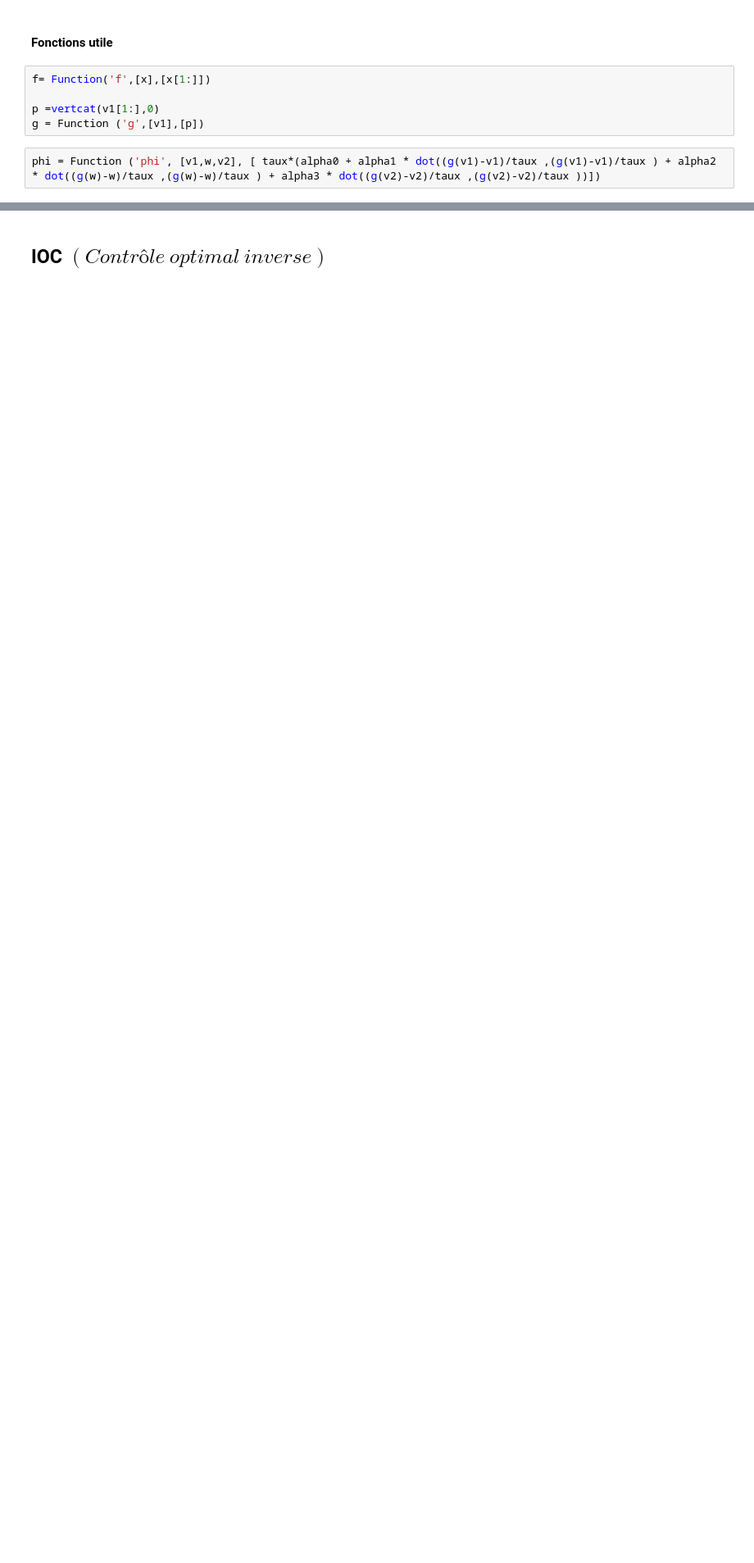
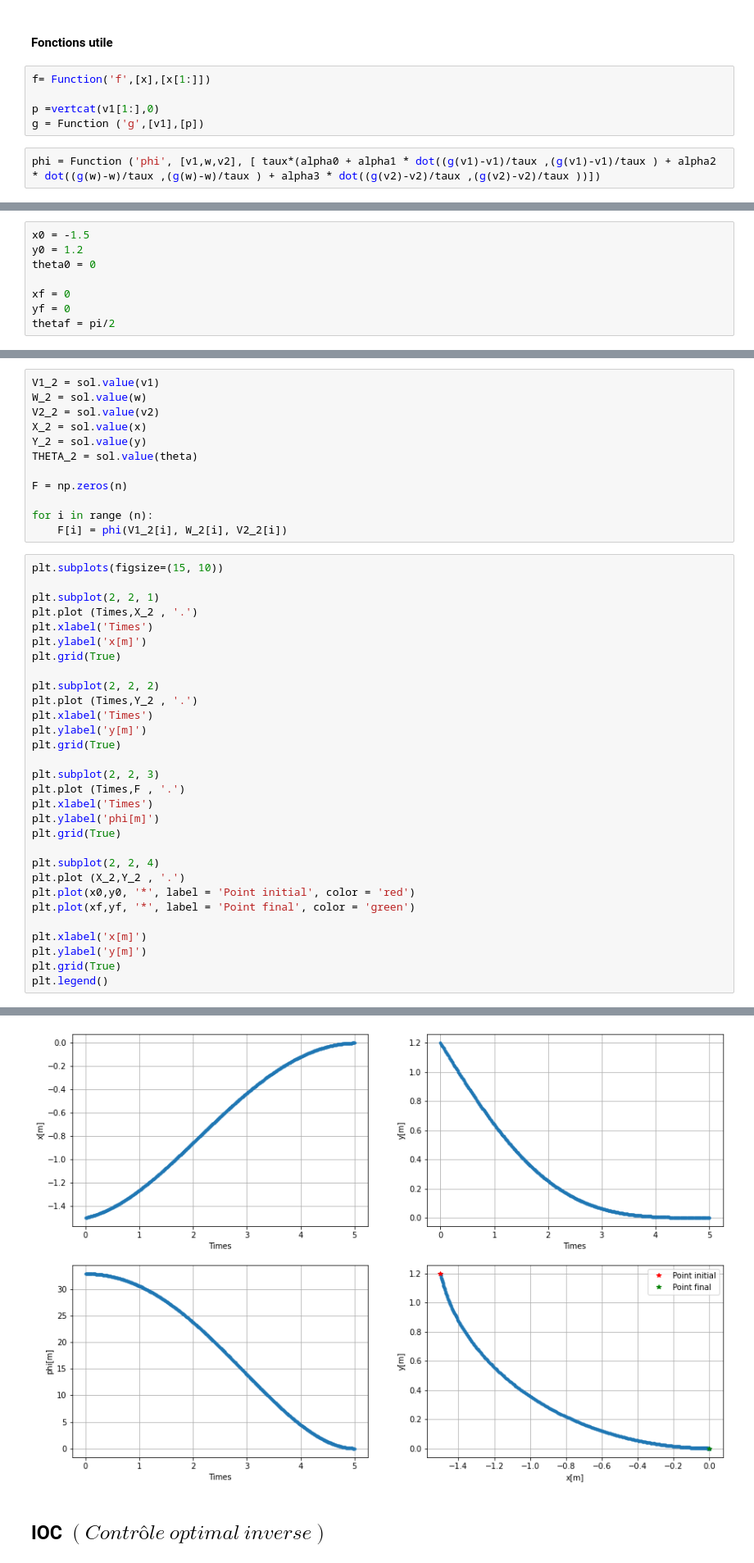
Before and after one commit to Zasfour/Locomotion-humain, a Jupyter notebook: Etude_de_la_locomotion_humaine.ipynb.ipynb, the cells around one changed output, grey strips where cells are left out. Shown: that part at 82% size. Saved outputs shown, nothing was run; the diff lists cells and outputs as text; blank space fills up the shorter version.

```diff
--- a/Etude_de_la_locomotion_humaine.ipynb.ipynb
+++ b/Etude_de_la_locomotion_humaine.ipynb.ipynb
@@ -215,0 +216,8 @@ THETA = sol.value(theta)
+# %%
+x0 = -1.5
+y0 = 1.2
+theta0 = 0
+
+xf = 0
+yf = 0
+thetaf = pi/2
@@ -215,0 +280,43 @@ THETA = sol.value(theta)
+# %%
+V1_2 = sol.value(v1)
+W_2 = sol.value(w)
+V2_2 = sol.value(v2)
+X_2 = sol.value(x)
+Y_2 = sol.value(y)
+THETA_2 = sol.value(theta)
+
+F = np.zeros(n)
+
+for i in range (n):
+    F[i] = phi(V1_2[i], W_2[i], V2_2[i])
+# %%
+plt.subplots(figsize=(15, 10))
+
+plt.subplot(2, 2, 1)
+plt.plot (Times,X_2 , '.')
+plt.xlabel('Times')
+plt.ylabel('x[m]')
+plt.grid(True)
+
+plt.subplot(2, 2, 2)
+plt.plot (Times,Y_2 , '.')
+plt.xlabel('Times')
+plt.ylabel('y[m]')
+plt.grid(True)
+
+plt.subplot(2, 2, 3)
+plt.plot (Times,F , '.')
+plt.xlabel('Times')
+plt.ylabel('phi[m]')
+plt.grid(True)
+
+plt.subplot(2, 2, 4)
+plt.plot (X_2,Y_2 , '.')
+plt.plot(x0,y0, '*', label = 'Point initial', color = 'red')
+plt.plot(xf,yf, '*', label = 'Point final', color = 'green')
+
+plt.xlabel('x[m]')
+plt.ylabel('y[m]')
+plt.grid(True)
+plt.legend()
+# %% [output]
@@ -216,3 +324,4 @@ THETA = sol.value(theta)
+[figure, added]
 # %% [markdown]
 ## IOC $(Contrôle\ optimal\ inverse)$
 # %%
```
Also changed, not shown: parts of 25 cells of this notebook.
